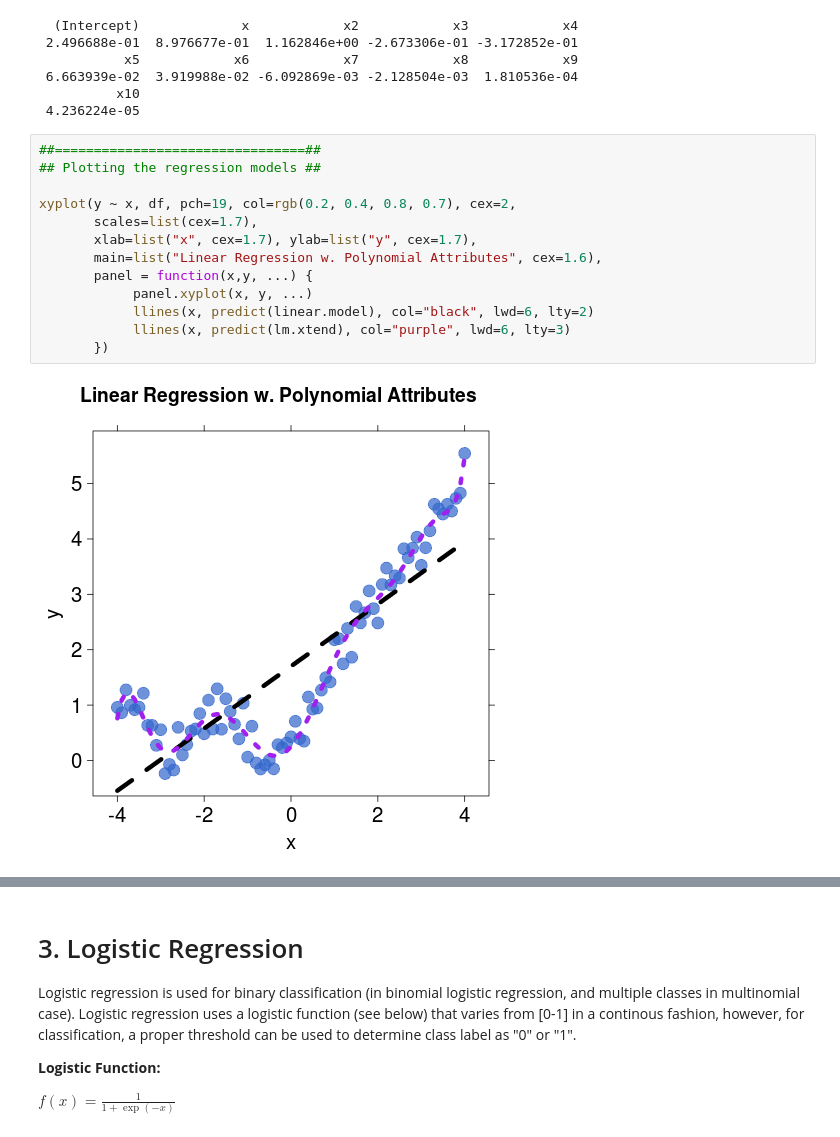
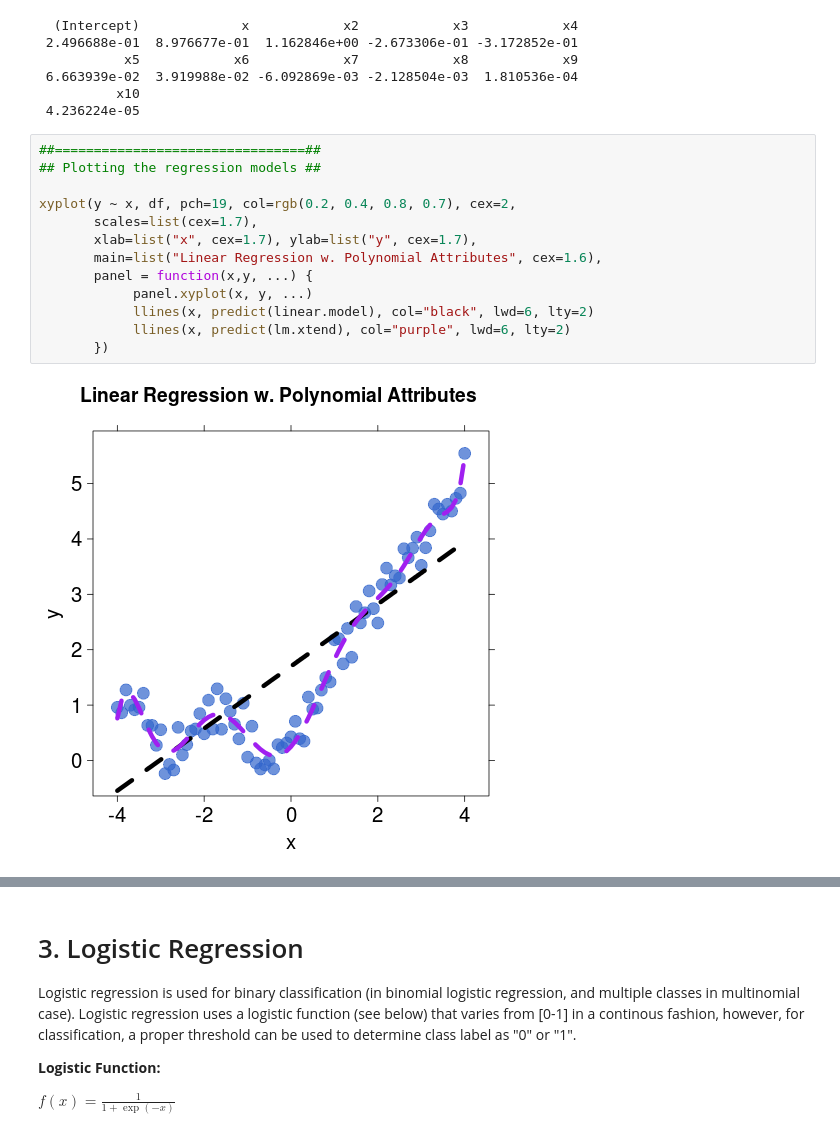
Before and after one commit to vmirly/DataScience, a Jupyter notebook: regressionAnalysis.ipynb, the cells around one changed output, grey strips where cells are left out. Drawn from its saved outputs; the diff is of its cells as text.

```diff
--- a/regressionAnalysis.ipynb
+++ b/regressionAnalysis.ipynb
@@ -117,18 +117,18 @@ coef(lm.xtend)
 # %%
 ##================================##
 ## Plotting the regression models ##
 
 xyplot(y ~ x, df, pch=19, col=rgb(0.2, 0.4, 0.8, 0.7), cex=2,
        scales=list(cex=1.7),
        xlab=list("x", cex=1.7), ylab=list("y", cex=1.7),
        main=list("Linear Regression w. Polynomial Attributes", cex=1.6),
        panel = function(x,y, ...) {
             panel.xyplot(x, y, ...)
             llines(x, predict(linear.model), col="black", lwd=6, lty=2)
-            llines(x, predict(lm.xtend), col="purple", lwd=6, lty=3)
+            llines(x, predict(lm.xtend), col="purple", lwd=6, lty=2)
        })
 # %% [output]
-[figure, old version]
+[figure, new version]
 # %% [markdown]
 <a id="ridge-regression">
 
```
Also changed, not shown: parts of 5 cells of this notebook.
